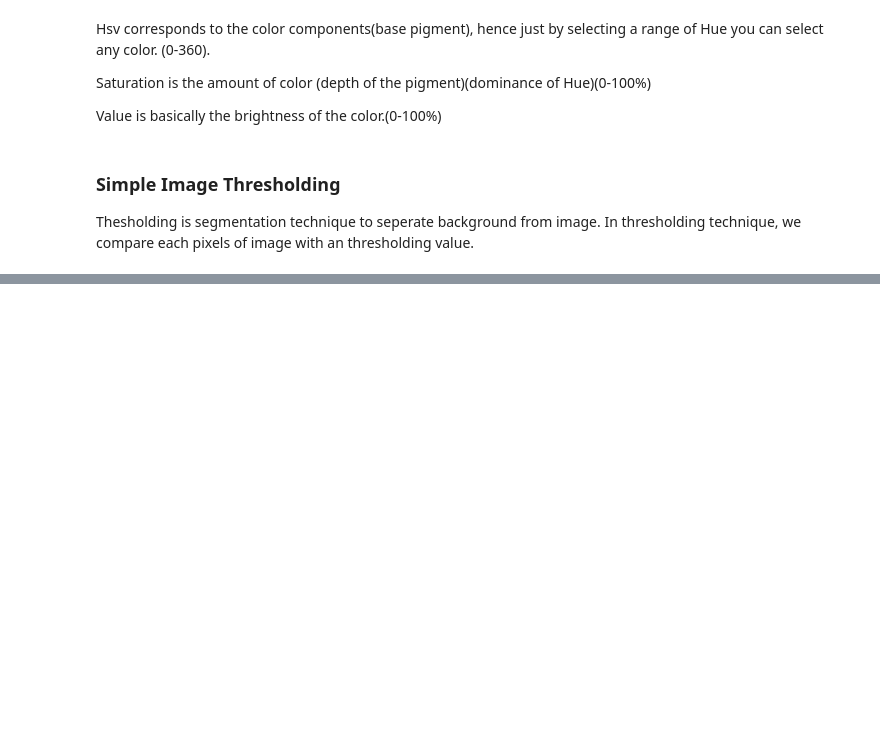
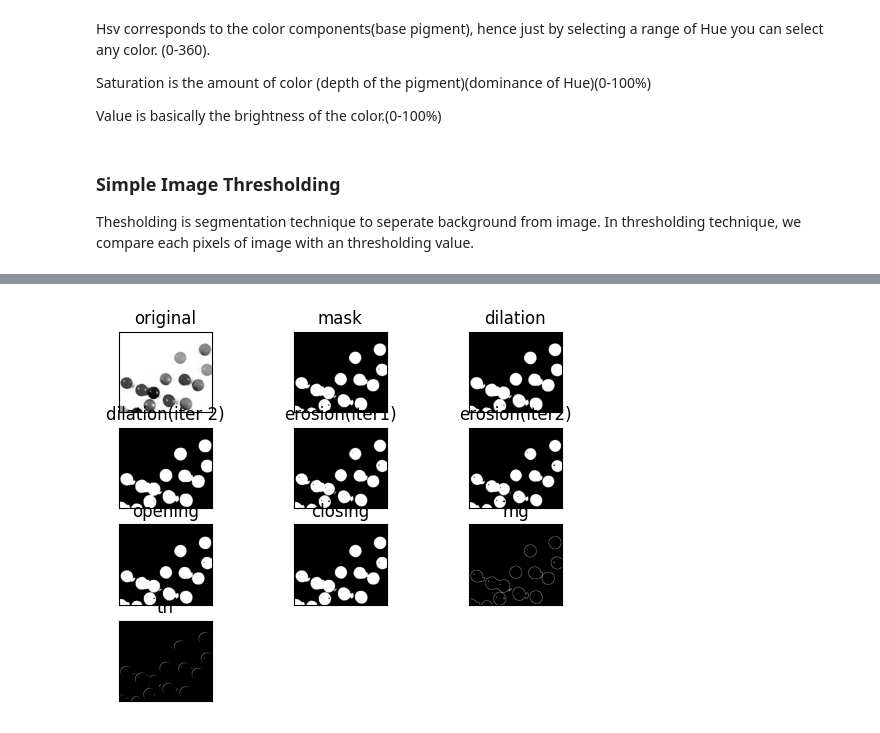
Before and after one commit to akashverma1995/coding, a Jupyter notebook: ML and DL Coding/Image Processing/image_processing.ipynb, the cells around one changed output, grey strips where cells are left out. Saved outputs shown, nothing was run; the diff lists cells and outputs as text; code cells hidden in the pictures; blank space fills up the shorter version.

```diff
--- a/ML and DL Coding/Image Processing/image_processing.ipynb
+++ b/ML and DL Coding/Image Processing/image_processing.ipynb
@@ -567,0 +608,38 @@ if cv2.waitKey(0) & 0xFF==ord('q'):
+# %%
+import cv2
+import numpy as np
+import matplotlib.pyplot as plt
+
+img= cv2.imread('smarties.png',0) # 0 or cv2.IMREAD_GRAYSCALE
+_,mask = cv2.threshold(img,220,225,cv2.THRESH_BINARY_INV)
+
+kernels = np.ones((2,2),np.uint8)
+
+# Dilation
+dilation = cv2.dilate(mask,kernels)
+dilation1 = cv2.dilate(mask,kernels,iterations=2)
+
+# Erosion
+erosion1 = cv2.erode(mask,kernels,iterations=1)
+erosion2 = cv2.erode(mask,kernels,iterations=2)
+
+# Opening erosion followed by dialtion
+open = cv2.morphologyEx(mask,cv2.MORPH_OPEN,kernels)
+
+# Closing dilation followed by erosion
+close = cv2.morphologyEx(mask,cv2.MORPH_CLOSE,kernels)
+
+mg = cv2.morphologyEx(mask,cv2.MORPH_GRADIENT,kernels) # difference bt erison and dilation image
+th = cv2.morphologyEx(mask,cv2.MORPH_TOPHAT,kernels) # difference bt original and opening image
+
+titles=['original','mask','dilation','dilation(iter 2)','erosion(iter1)','erosion(iter2)','opening','closing','mg','th']
+images=[img,mask,dilation,dilation1,erosion1,erosion2,open,close,mg,th]
+
+for i in range(10):
+    plt.subplot(4,3,i+1)
+    plt.imshow(images[i],'gray')
+    plt.title(titles[i])
+    plt.xticks([]),plt.yticks([])
+plt.show()
+# %% [output]
+[figure, added]
```
Also changed, not shown: parts of 25 cells of this notebook, 6 other files.
